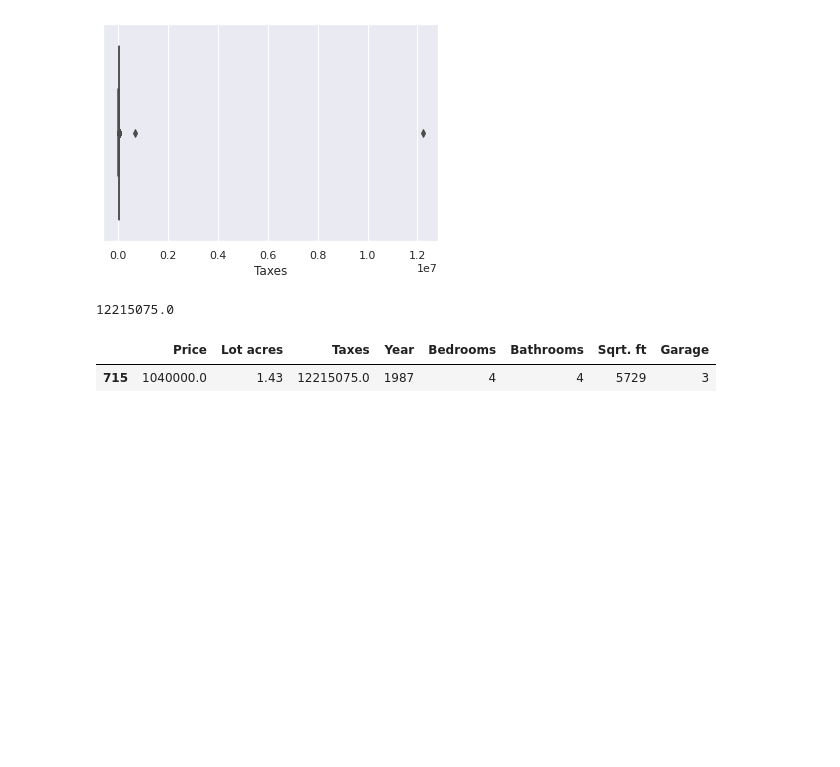
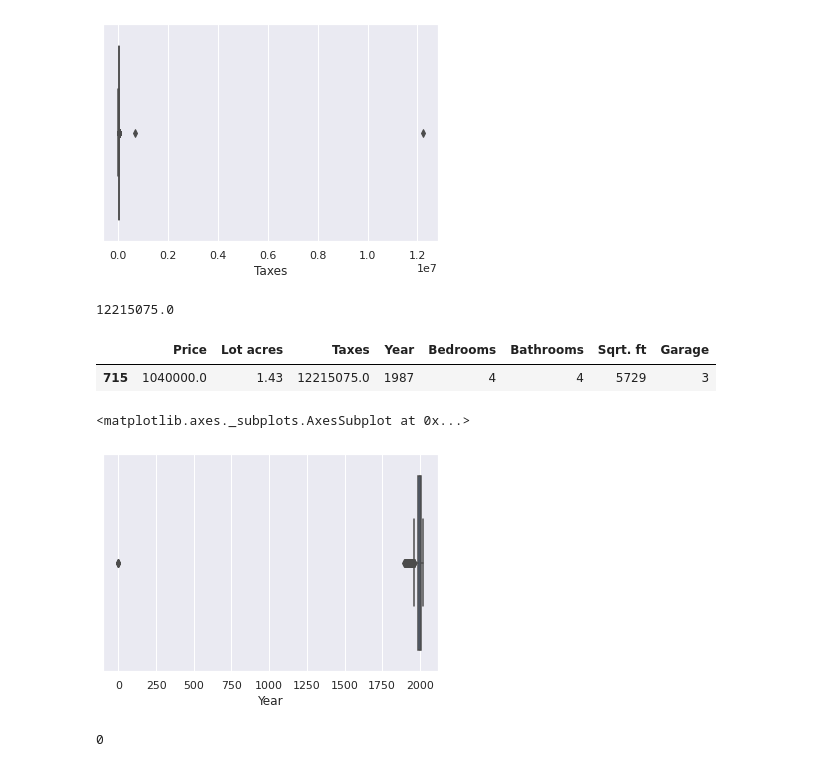
Before and after one commit to Jiji-96/Data-Cleaning-and-EDA, a Jupyter notebook: google_drive_data.ipynb, the cells around one changed output. Cells and saved outputs as stored; diff of their text form; code cells hidden in the pictures; blank space fills up the shorter version.

```diff
--- a/google_drive_data.ipynb
+++ b/google_drive_data.ipynb
@@ -197,3 +197,12 @@ df2.loc[df2['Taxes'] == 12215075.0  ]
 | 715 | 1040000.0 | 1.43 | 12215075.0 | 1987 | 4 | 4 | 5729 | 3 |
 # %%
 #locating the outlier
+# %%
+sns.boxplot(x=df2['Year'])
+# %% [output]
+<matplotlib.axes._subplots.AxesSubplot at 0x...>
+[figure, added]
+# %%
+df2['Year'].min()
+# %% [output]
+0
```
Also changed, not shown: parts of 4 cells of this notebook.
